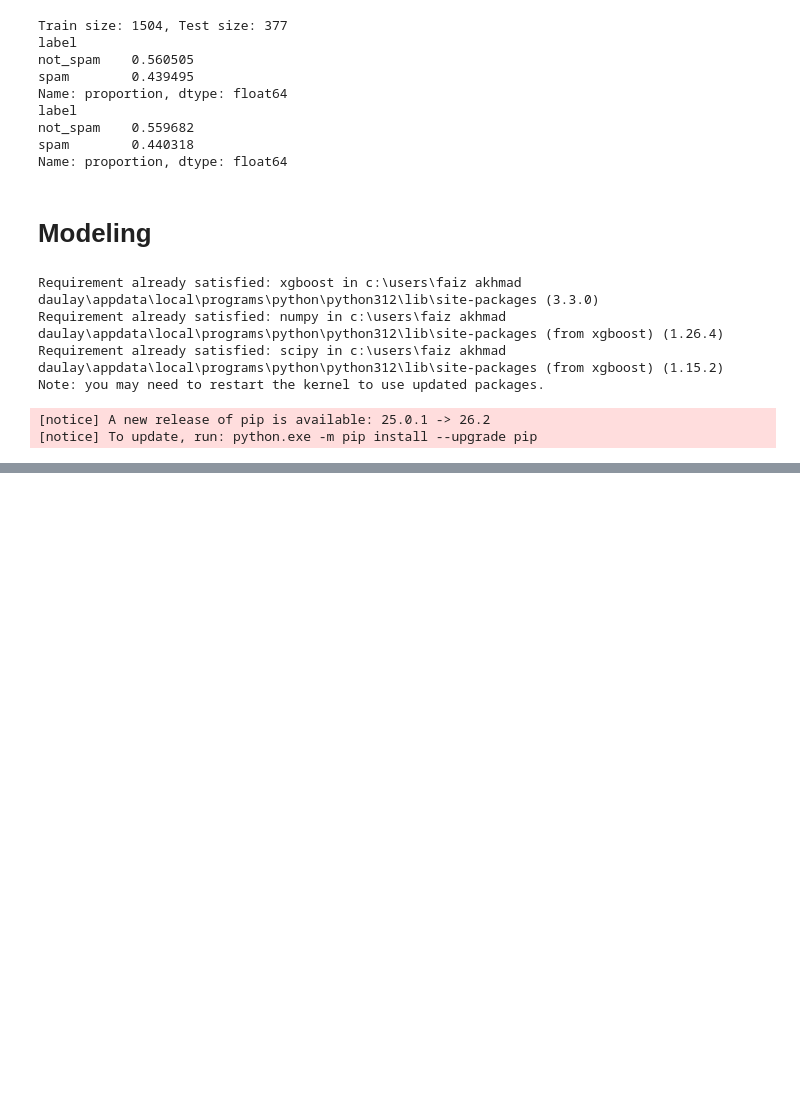
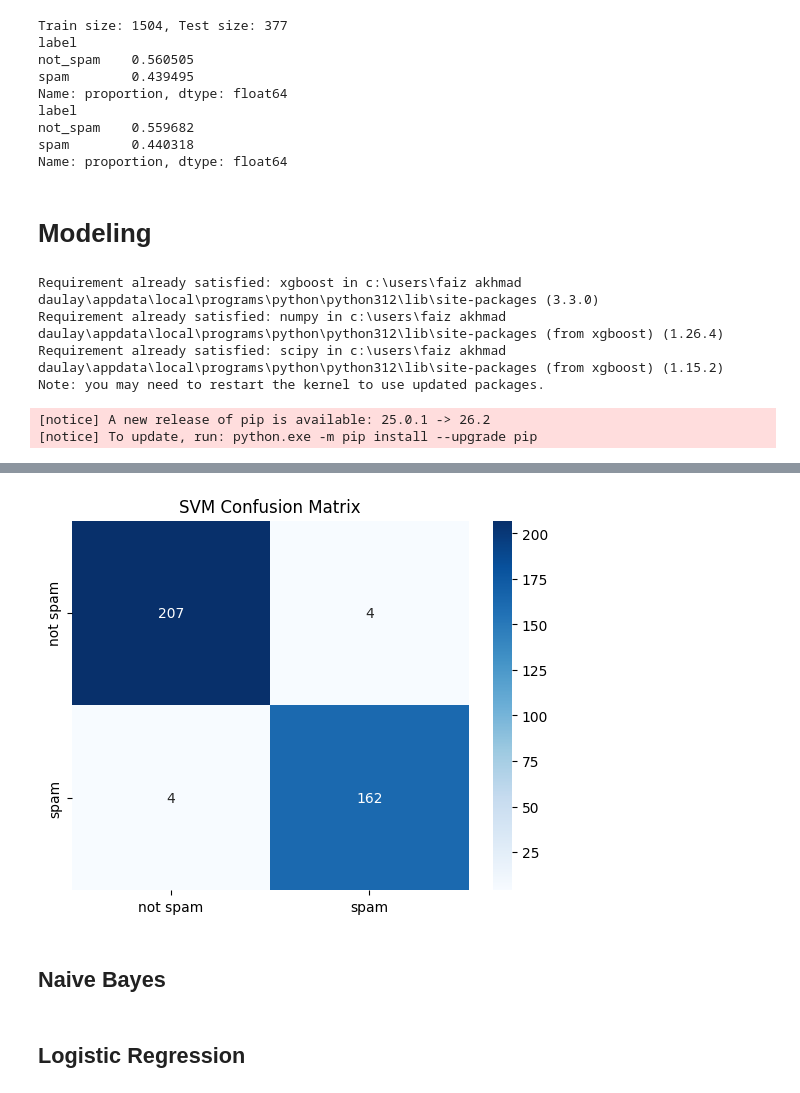
Before and after one commit to fzkmdly/Email_spam, a Jupyter notebook: EmailSpam_4.ipynb, the cells around one changed output, grey strips where cells are left out. Cells and saved outputs as stored; diff of their text form; code cells hidden in the pictures; blank space fills up the shorter version.

```diff
--- a/EmailSpam_4.ipynb
+++ b/EmailSpam_4.ipynb
@@ -464,0 +455,4 @@ NB: best score=0.9794, best params={'alpha': 0.01, 'fit_prior': False, 'force_al
+# %%
+SVM_model = LinearSVC(C=1, loss='hinge')
+
+SVM_model.fit(X_train_tfidf, y_train_encoded)
@@ -464,0 +461,4 @@ NB: best score=0.9794, best params={'alpha': 0.01, 'fit_prior': False, 'force_al
+# %%
+svmPred = SVM_model.predict(X_test_tfidf)
+
+print(classification_report(y_test_encoded, svmPred))
@@ -464,0 +474,14 @@ NB: best score=0.9794, best params={'alpha': 0.01, 'fit_prior': False, 'force_al
+# %%
+cm_svm = confusion_matrix(y_test_encoded, svmPred)
+
+sns.heatmap(cm_svm, annot=True, fmt='d', cmap='Blues',
+            xticklabels=['not spam', 'spam'],
+            yticklabels=['not spam', 'spam'])
+plt.title('SVM Confusion Matrix')
+plt.show()
+# %% [output]
+[figure, added]
+# %% [markdown]
+## Naive Bayes
+# %% [markdown]
+## Logistic Regression
```
Also changed, not shown: parts of 6 cells of this notebook.
